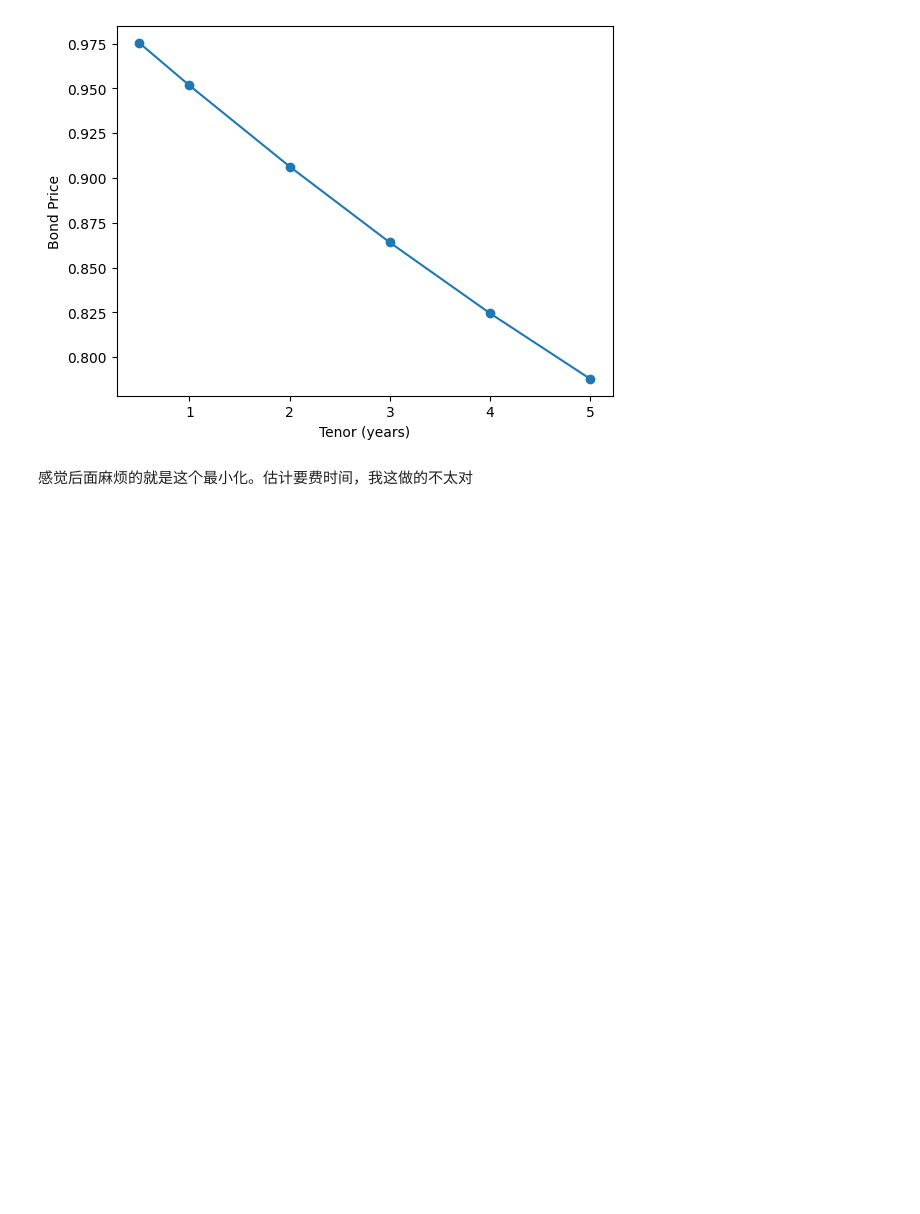
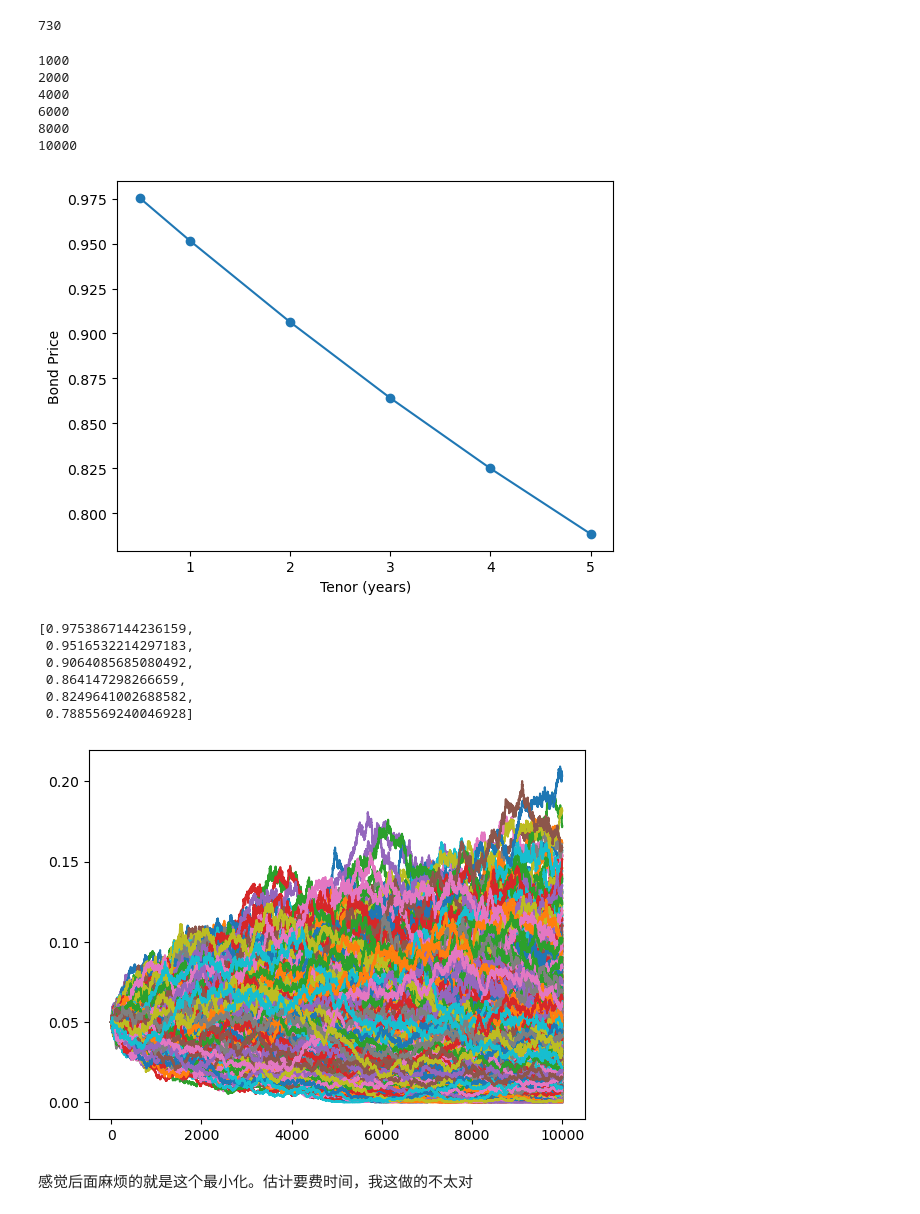
Before and after one commit to ZedongDaniel/IRModeling, a Jupyter notebook: CIR_interest_rate_model (1).ipynb, the cells around one changed output. Saved outputs shown, nothing was run; the diff lists cells and outputs as text; code cells hidden in the pictures; blank space fills up the shorter version.

```diff
--- a/CIR_interest_rate_model (1).ipynb
+++ b/CIR_interest_rate_model (1).ipynb
@@ -38,3 +42,7 @@ plt.legend()
+# %%
+365*2
+# %% [output]
+730
 # %%
 def simulate_CIR_paths_vectorized(a, b, sigma, r0, T=5.0, N=2000, M=10000, seed=42):
     np.random.seed(seed)
@@ -65,6 +73,7 @@ def zero_coupon_bond_price_for_tenors(r_paths, times, tenors):
     prices = []
     for tnr in tenors:
         idx = np.searchsorted(times, tnr)
+        print(idx)
         if idx >= partial_sums.shape[1]:
             idx = partial_sums.shape[1] - 1
         prices.append(zero_coupon_bond_price_from_partial_sums(partial_sums, idx))
@@ -72,7 +81,7 @@ def zero_coupon_bond_price_for_tenors(r_paths, times, tenors):
 
 if __name__ == "__main__":
     a, b, sigma, r0 = 0.05, 0.04, 0.08, 0.05
-    T, N, M = 5.0, 2000, 10000
+    T, N, M = 5.0, 10000, 10000
     times, r_paths = simulate_CIR_paths_vectorized(a, b, sigma, r0, T, N, M)
     tenors = [0.5, 1.0, 2.0, 3.0, 4.0, 5.0]
     prices = zero_coupon_bond_price_for_tenors(r_paths, times, tenors)
@@ -80,7 +89,27 @@ if __name__ == "__main__":
     plt.xlabel("Tenor (years)")
     plt.ylabel("Bond Price")
 # %% [output]
+1000
+2000
+4000
+6000
+8000
+10000
 [figure]
+# %%
+prices
+# %% [output]
+[0.9753867144236159,
+ 0.9516532214297183,
+ 0.9064085685080492,
+ 0.864147298266659,
+ 0.8249641002688582,
+ 0.7885569240046928]
+# %%
+plt.plot(r_paths[:1000,:].T)
+plt.show()
+# %% [output]
+[figure, added]
 # %% [markdown]
 感觉后面麻烦的就是这个最小化。估计要费时间，我这做的不太对
 # %% [markdown]
```
Also changed, not shown: parts of 6 cells of this notebook, 1 other file.
